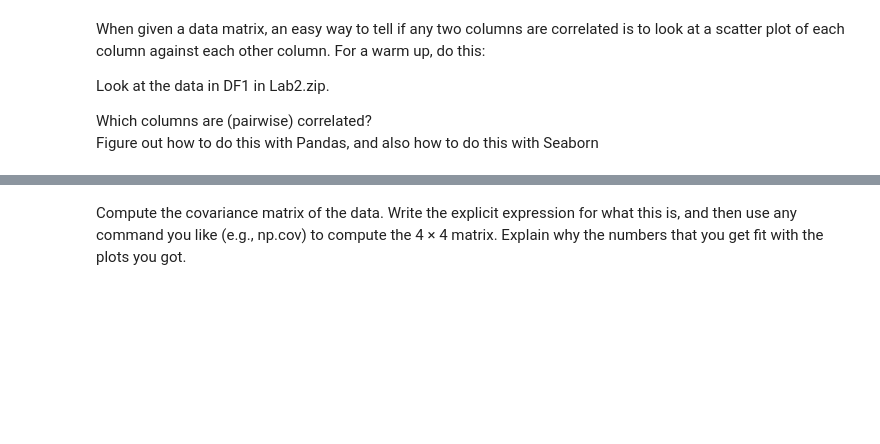
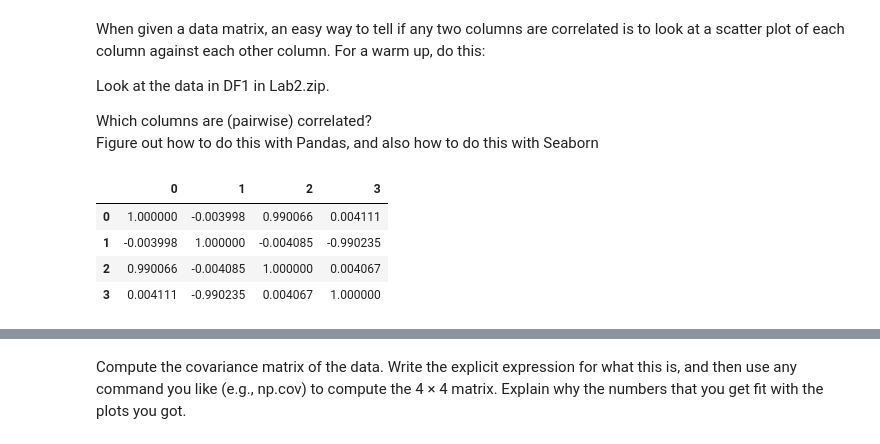
Before and after one commit to KylePolansky/EE379K-DS, a Jupyter notebook: Lab2/Lab2.ipynb, the cells around one changed output, grey strips where cells are left out. Saved outputs shown, nothing was run; the diff lists cells and outputs as text; code cells hidden in the pictures; blank space fills up the shorter version.

```diff
--- a/Lab2/Lab2.ipynb
+++ b/Lab2/Lab2.ipynb
@@ -13,0 +19,9 @@ Figure out how to do this with Pandas, and also how to do this with Seaborn
+# %%
+#Using Pandas Pearson method
+df.corr()
+# %% [output]
+|  | 0 | 1 | 2 | 3 |
+| 0 | 1.000000 | -0.003998 | 0.990066 | 0.004111 |
+| 1 | -0.003998 | 1.000000 | -0.004085 | -0.990235 |
+| 2 | 0.990066 | -0.004085 | 1.000000 | 0.004067 |
+| 3 | 0.004111 | -0.990235 | 0.004067 | 1.000000 |
```
Also changed, not shown: parts of 5 cells of this notebook.
